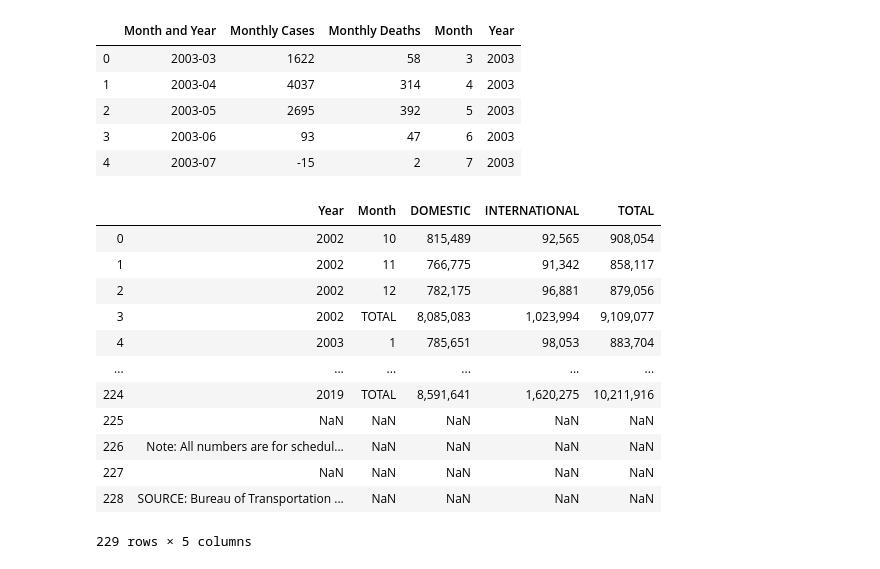
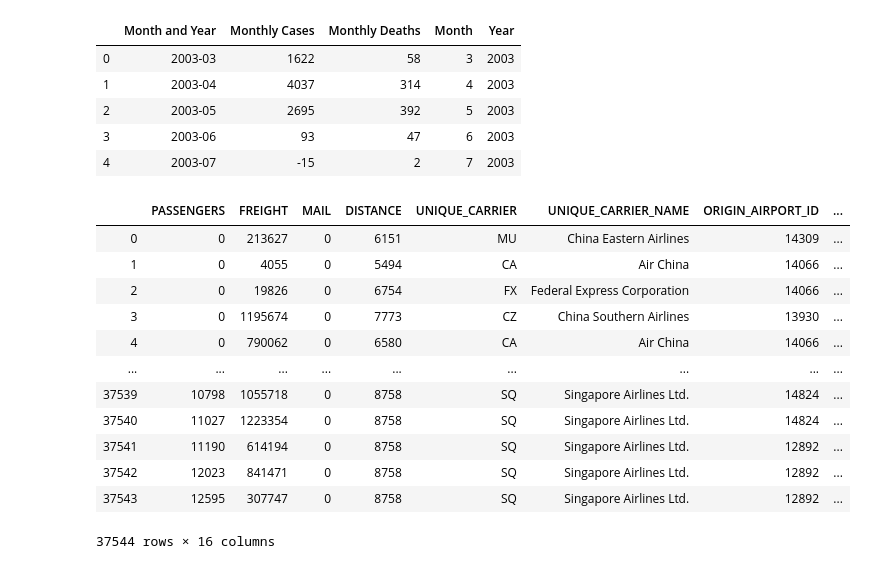
Before and after one commit to vbhakta27/group3, a Jupyter notebook: SARS.ipynb, the cells around one changed output. Saved outputs shown, nothing was run; the diff lists cells and outputs as text; code cells hidden in the pictures.

```diff
--- a/SARS.ipynb
+++ b/SARS.ipynb
@@ -275,22 +271,22 @@ monthly_sars_summary
 # monthly_sars_summary.plot.line()
 # plt.show()
 # %%
-flight_data_df = pd.read_csv('RawData/Flights_3_12_2020.csv')
+sars_flight_df = pd.read_csv('SARS_data/sars_flight_data_2002-2004.csv')
-# %%
-flight_data_df
-# %% [output]
-|  | Year | Month | DOMESTIC | INTERNATIONAL | TOTAL |
-| 0 | 2002 | 10 | 815,489 | 92,565 | 908,054 |
-| 1 | 2002 | 11 | 766,775 | 91,342 | 858,117 |
-| 2 | 2002 | 12 | 782,175 | 96,881 | 879,056 |
-| 3 | 2002 | TOTAL | 8,085,083 | 1,023,994 | 9,109,077 |
-| 4 | 2003 | 1 | 785,651 | 98,053 | 883,704 |
-| ... | ... | ... | ... | ... | ... |
-| 224 | 2019 | TOTAL | 8,591,641 | 1,620,275 | 10,211,916 |
-| 225 | NaN | NaN | NaN | NaN | NaN |
-| 226 | Note: All numbers are for schedul... | NaN | NaN | NaN | NaN |
-| 227 | NaN | NaN | NaN | NaN | NaN |
-| 228 | SOURCE: Bureau of Transportation ... | NaN | NaN | NaN | NaN |
-229 rows × 5 columns
+# %%
+sars_flight_df
+# %% [output]
+|  | PASSENGERS | FREIGHT | MAIL | DISTANCE | UNIQUE_CARRIER | UNIQUE_CARRIER_NAME | ORIGIN_AIRPORT_ID | ... |
+| 0 | 0 | 213627 | 0 | 6151 | MU | China Eastern Airlines | 14309 | ... |
+| 1 | 0 | 4055 | 0 | 5494 | CA | Air China | 14066 | ... |
+| 2 | 0 | 19826 | 0 | 6754 | FX | Federal Express Corporation | 14066 | ... |
+| 3 | 0 | 1195674 | 0 | 7773 | CZ | China Southern Airlines | 13930 | ... |
+| 4 | 0 | 790062 | 0 | 6580 | CA | Air China | 14066 | ... |
+| ... | ... | ... | ... | ... | ... | ... | ... | ... |
+| 37539 | 10798 | 1055718 | 0 | 8758 | SQ | Singapore Airlines Ltd. | 14824 | ... |
+| 37540 | 11027 | 1223354 | 0 | 8758 | SQ | Singapore Airlines Ltd. | 14824 | ... |
+| 37541 | 11190 | 614194 | 0 | 8758 | SQ | Singapore Airlines Ltd. | 12892 | ... |
+| 37542 | 12023 | 841471 | 0 | 8758 | SQ | Singapore Airlines Ltd. | 12892 | ... |
+| 37543 | 12595 | 307747 | 0 | 8758 | SQ | Singapore Airlines Ltd. | 12892 | ... |
+37544 rows × 16 columns
 # %%
 # Drop the last few rows which have null values
```
Also changed, not shown: parts of 16 cells of this notebook.
